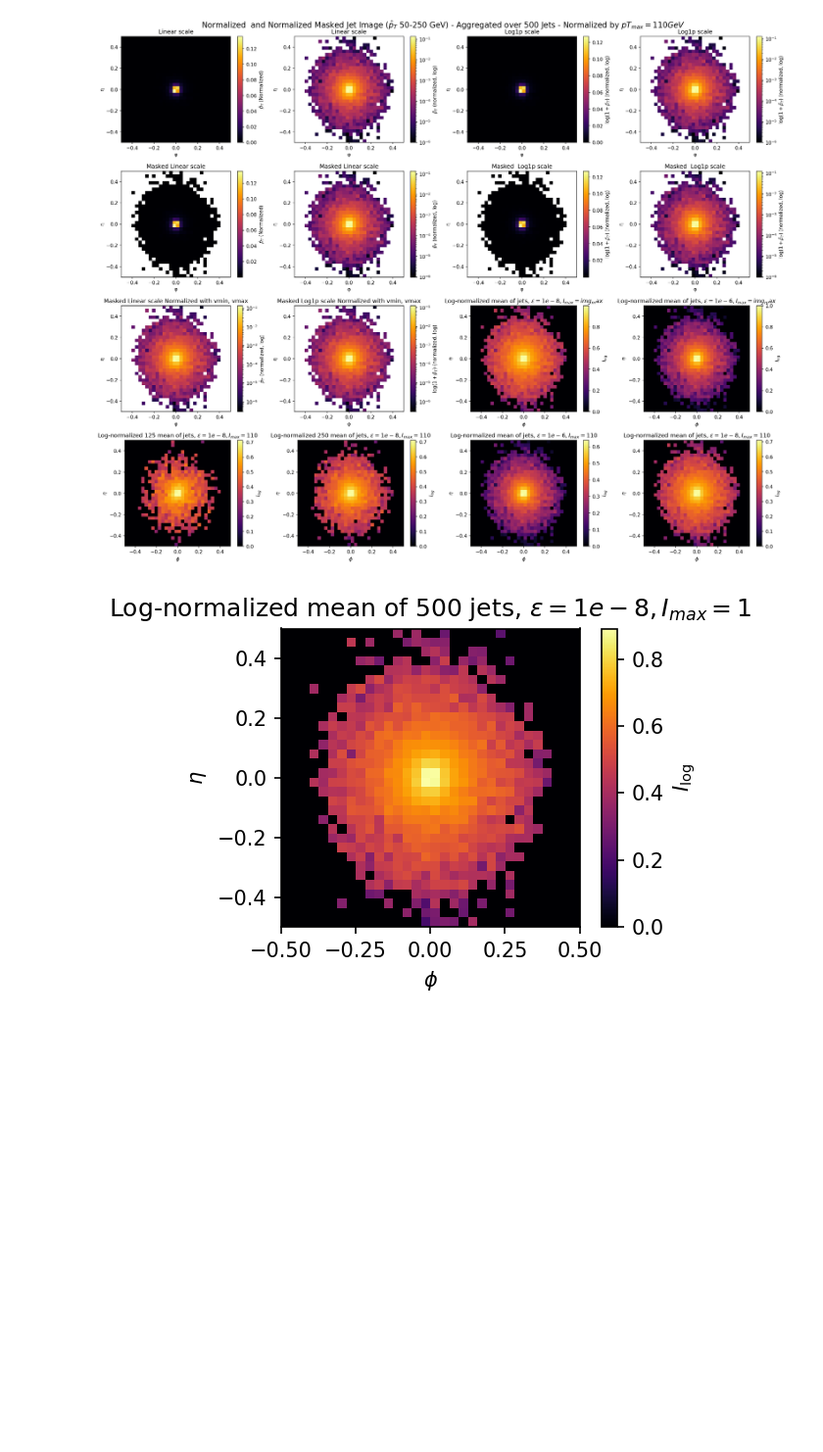
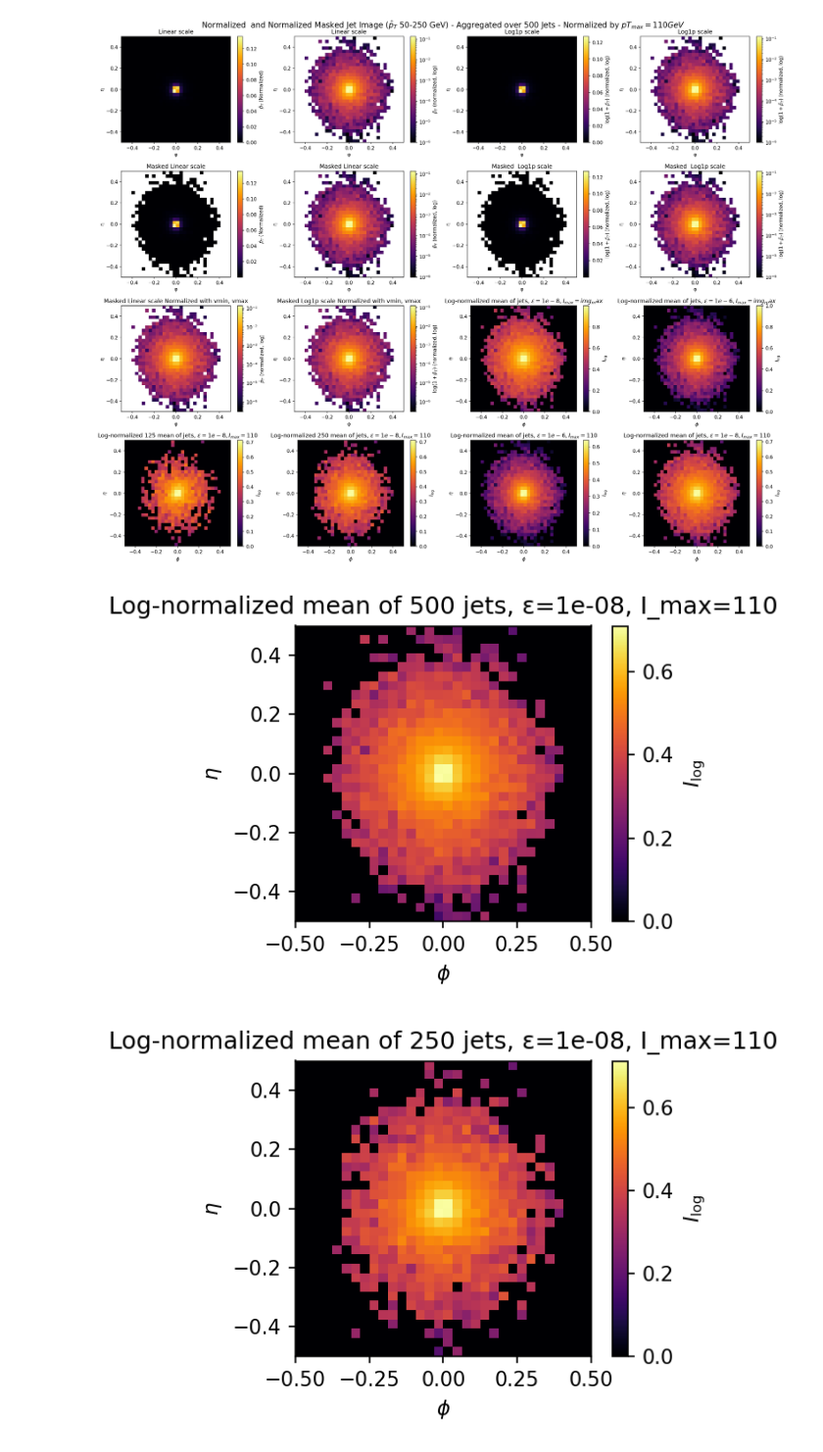
Before and after one commit to hmehryar/ml-jet-ext, a Jupyter notebook: dataset_builder/02_agg500_testbed.ipynb, the cells around one changed output. Shown at 98% size. Saved outputs shown, nothing was run; the diff lists cells and outputs as text; code cells hidden in the pictures; blank space fills up the shorter version.

```diff
--- a/dataset_builder/02_agg500_testbed.ipynb
+++ b/dataset_builder/02_agg500_testbed.ipynb
@@ -1,6 +1,6 @@
 # %%
-RS_GROUP_SERVER = "/home/arsalan/wsu_grid_rs_grp_mljet/"
-# RS_GROUP_SERVER = "/mnt/Research/arsalan/wsu_grid_rs_grp_mljet/ml-jet-ext/"
+# RS_GROUP_SERVER = "/home/arsalan/wsu_grid_rs_grp_mljet/"
+RS_GROUP_SERVER = "/mnt/Research/arsalan/wsu_grid_rs_grp_mljet/ml-jet-ext/"
 
 print(RS_GROUP_SERVER)
 # %% [output]
@@ -15,7 +15,7 @@ import matplotlib.pyplot as plt
 # --------------------
 # Paths (EDIT THESE)
 # --------------------
-OUTPUT_ROOT = Path(RS_GROUP_SERVER+ "pTHat50-250_eCM5020_pTHat50-250_eCM5020_pT90-110_R0p4/")  # root containing .npy event files
+OUTPUT_ROOT = Path(RS_GROUP_SERVER+ "pTHat50-250_eCM5020_c0005_pT90-110_R0p4/")  # root containing .npy event files
 METADATA_DIR = OUTPUT_ROOT / "metadata"
 
 # Pick one config to test with (events CSV filename)
@@ -381,26 +382,55 @@ plt.tight_layout()
 # %% [output]
 [figure]
 # %%
-import matplotlib.pyplot as plt
+# import matplotlib.pyplot as plt
 
-phi_min, phi_max = PHI_RANGE
-eta_min, eta_max = ETA_RANGE
+# phi_min, phi_max = PHI_RANGE
+# eta_min, eta_max = ETA_RANGE
 
-plt.figure(figsize=(4, 3), dpi=150)
-plt.imshow(
-    log_normalize_image(mean_img,epsilon=1e-8,img_max=1),                # transpose if you want (phi, eta) orientation
-    origin="lower",
-    extent=[phi_min, phi_max, eta_min, eta_max],
-    # aspect="auto",
-    cmap="inferno",
-    # interpolation="nearest",
-)
+# plt.figure(figsize=(4, 3), dpi=150)
+# plt.imshow(
+#     log_normalize_image(mean_img,epsilon=1e-8,img_max=1),                # transpose if you want (phi, eta) orientation
+#     origin="lower",
+#     extent=[phi_min, phi_max, eta_min, eta_max],
+#     # aspect="auto",
+#     cmap="inferno",
+#     # interpolation="nearest",
+# )
 
-plt.title(r"Log-normalized mean of 500 jets, $\epsilon=1e-8, I_{max}=1$")
-plt.xlabel(r"$\phi$")
-plt.ylabel(r"$\eta$")
-plt.colorbar(label=r"$I_{\log}$")
-plt.tight_layout()
-plt.show()
+# plt.title(r"Log-normalized mean of 500 jets, $\epsilon=1e-8, I_{max}=1$")
+# plt.xlabel(r"$\phi$")
+# plt.ylabel(r"$\eta$")
+# plt.colorbar(label=r"$I_{\log}$")
+# plt.tight_layout()
+# plt.show()
+
+# put the above code in a function with mean_img as input and epsilon and img_max as optional parameters
+def plot_log_normalized_image(mean_img, epsilon=1e-8, img_max=1,num_jets=500):
+    import matplotlib.pyplot as plt
+
+    phi_min, phi_max = PHI_RANGE
+    eta_min, eta_max = ETA_RANGE
+
+    plt.figure(figsize=(4, 3), dpi=150)
+    plt.imshow(
+        log_normalize_image(mean_img, epsilon=epsilon, img_max=img_max),  # transpose if you want (phi, eta) orientation
+        origin="lower",
+        extent=[phi_min, phi_max, eta_min, eta_max],
+        # aspect="auto",
+        cmap="inferno",
+        # interpolation="nearest",
+    )
+
+    plt.title(f"Log-normalized mean of {num_jets} jets, ε={epsilon}, I_max={img_max}")
+    plt.xlabel(r"$\phi$")
+    plt.ylabel(r"$\eta$")
+    plt.colorbar(label=r"$I_{\log}$")
+    plt.tight_layout()
+    plt.show()
-# %% [output]
-[figure, removed]
+# %%
+plot_log_normalized_image(mean_img,     epsilon=1e-8, img_max=110)
+plot_log_normalized_image(mean_img_250, epsilon=1e-8, img_max=110,num_jets=250)
+plot_log_normalized_image(mean_img_125, epsilon=1e-8, img_max=110,num_jets=125)
+# %% [output]
+[figure, added]
+[figure, added]
```
Also changed, not shown: parts of 3 cells of this notebook, 1 other file.
